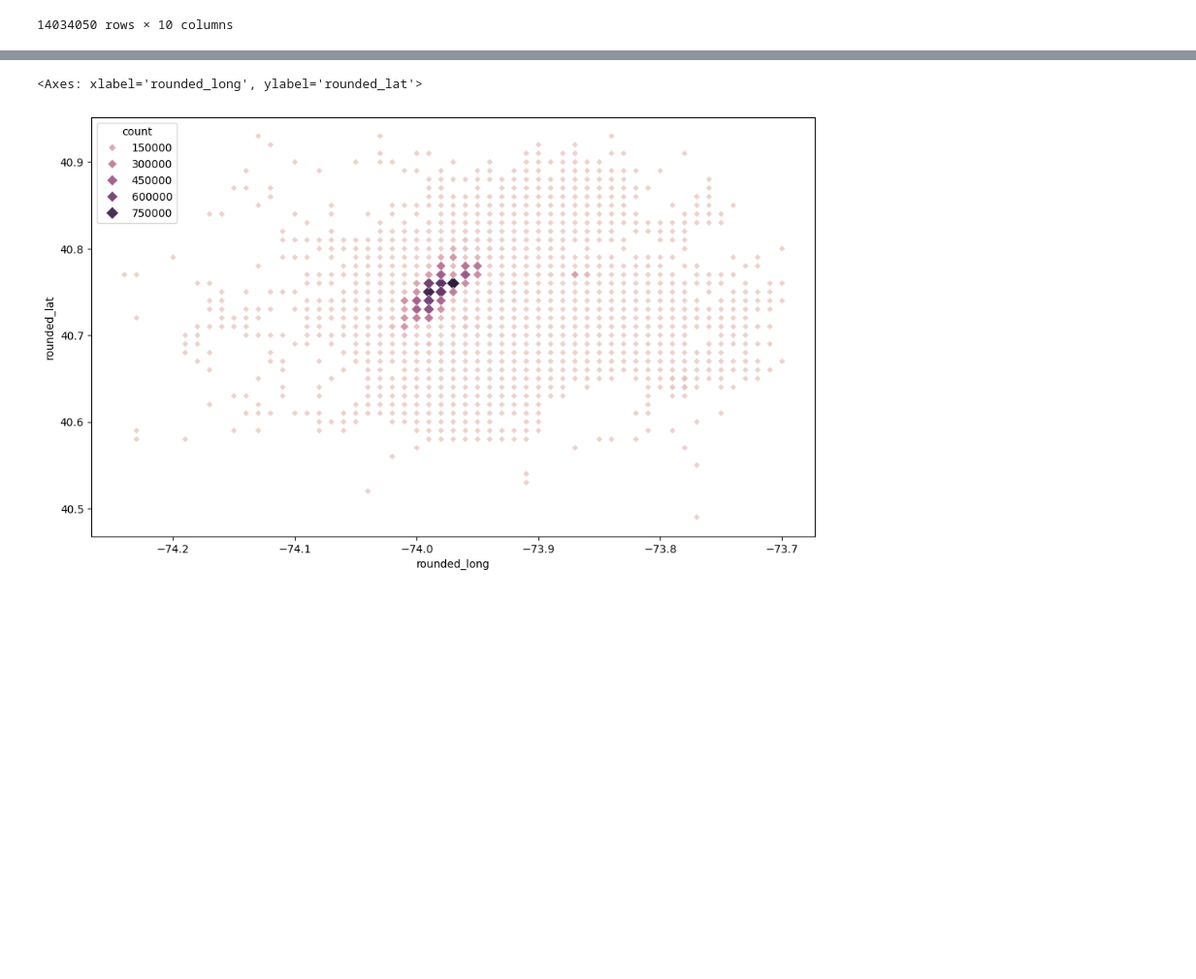
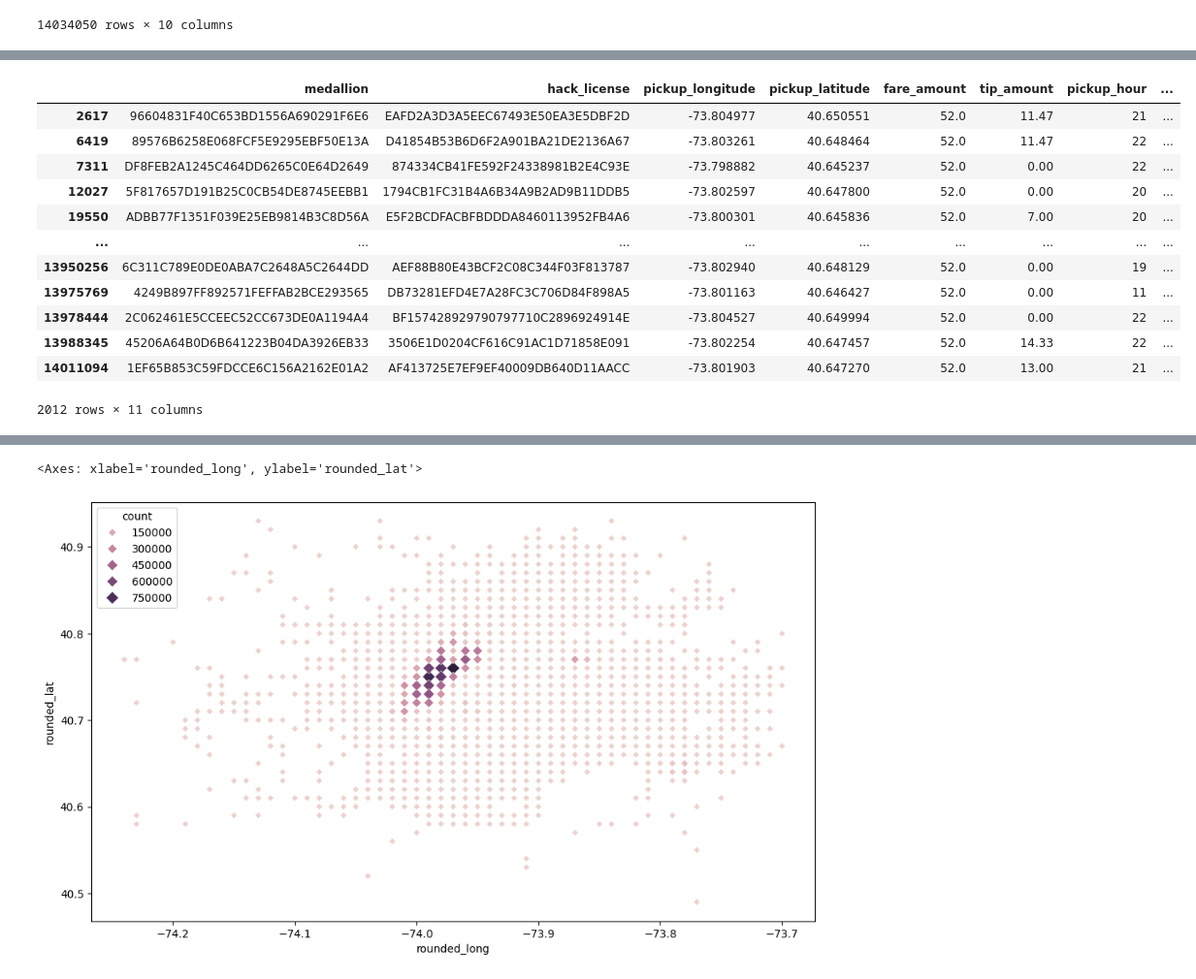
Before and after one commit to benmurphy97/nyc-taxi-cab, a Jupyter notebook: EDA-1.3-time-and-fare.ipynb, the cells around one changed output, grey strips where cells are left out. Shown at 97% size. Saved outputs shown, nothing was run; the diff lists cells and outputs as text; code cells hidden in the pictures; blank space fills up the shorter version.

```diff
--- a/EDA-1.3-time-and-fare.ipynb
+++ b/EDA-1.3-time-and-fare.ipynb
@@ -177,0 +159,7 @@ rounded_areas_trips
+# %%
+df['jfk_ind'] = 'N'
+
+df.loc[(df['rounded_lat'].isin([40.64, 40.65, 40.67])) & (df['rounded_long'].isin([-73.80, -73.79, -73.78])), 'jfk_ind'] = 'Y'
+# = 'Y'
+
+df
@@ -177,0 +180,16 @@ rounded_areas_trips
+# %%
+df.loc[(df['rounded_lat'] == 40.65) & (df['rounded_long'] == -73.80)]
+# %% [output]
+|  | medallion | hack_license | pickup_longitude | pickup_latitude | fare_amount | tip_amount | pickup_hour | ... |
+| 2617 | 96604831F40C653BD1556A690291F6E6 | EAFD2A3D3A5EEC67493E50EA3E5DBF2D | -73.804977 | 40.650551 | 52.0 | 11.47 | 21 | ... |
+| 6419 | 89576B6258E068FCF5E9295EBF50E13A | D41854B53B6D6F2A901BA21DE2136A67 | -73.803261 | 40.648464 | 52.0 | 11.47 | 22 | ... |
+| 7311 | DF8FEB2A1245C464DD6265C0E64D2649 | 874334CB41FE592F24338981B2E4C93E | -73.798882 | 40.645237 | 52.0 | 0.00 | 22 | ... |
+| 12027 | 5F817657D191B25C0CB54DE8745EEBB1 | 1794CB1FC31B4A6B34A9B2AD9B11DDB5 | -73.802597 | 40.647800 | 52.0 | 0.00 | 20 | ... |
+| 19550 | ADBB77F1351F039E25EB9814B3C8D56A | E5F2BCDFACBFBDDDA8460113952FB4A6 | -73.800301 | 40.645836 | 52.0 | 7.00 | 20 | ... |
+| ... | ... | ... | ... | ... | ... | ... | ... | ... |
+| 13950256 | 6C311C789E0DE0ABA7C2648A5C2644DD | AEF88B80E43BCF2C08C344F03F813787 | -73.802940 | 40.648129 | 52.0 | 0.00 | 19 | ... |
+| 13975769 | 4249B897FF892571FEFFAB2BCE293565 | DB73281EFD4E7A28FC3C706D84F898A5 | -73.801163 | 40.646427 | 52.0 | 0.00 | 11 | ... |
+| 13978444 | 2C062461E5CCEEC52CC673DE0A1194A4 | BF157428929790797710C2896924914E | -73.804527 | 40.649994 | 52.0 | 0.00 | 22 | ... |
+| 13988345 | 45206A64B0D6B641223B04DA3926EB33 | 3506E1D0204CF616C91AC1D71858E091 | -73.802254 | 40.647457 | 52.0 | 14.33 | 22 | ... |
+| 14011094 | 1EF65B853C59FDCCE6C156A2162E01A2 | AF413725E7EF9EF40009DB640D11AACC | -73.801903 | 40.647270 | 52.0 | 13.00 | 21 | ... |
+2012 rows × 11 columns
```
Also changed, not shown: parts of 12 cells of this notebook.
